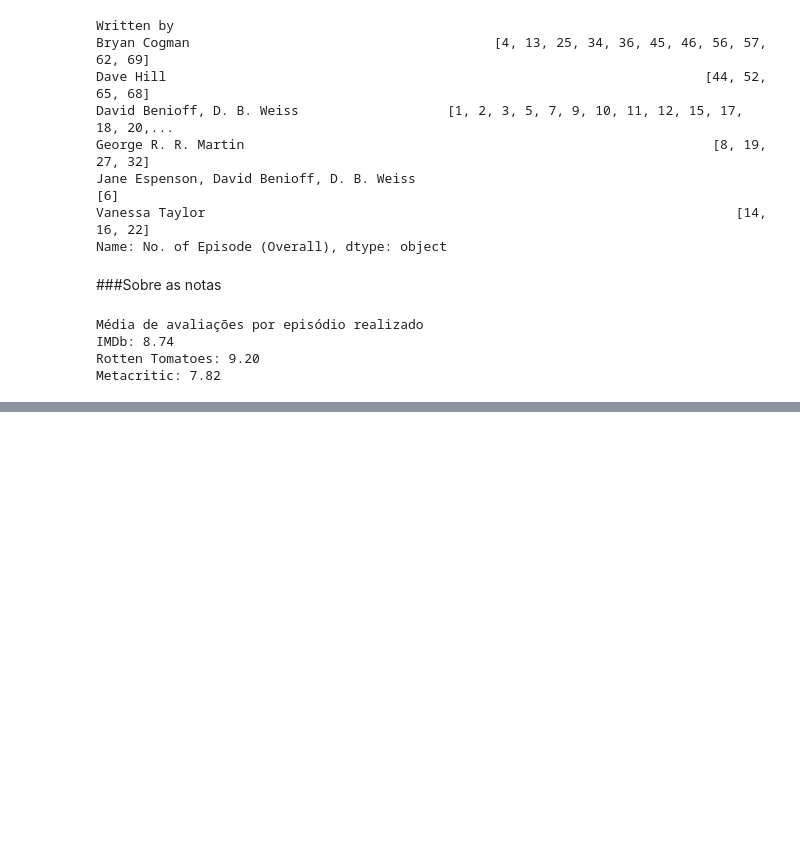
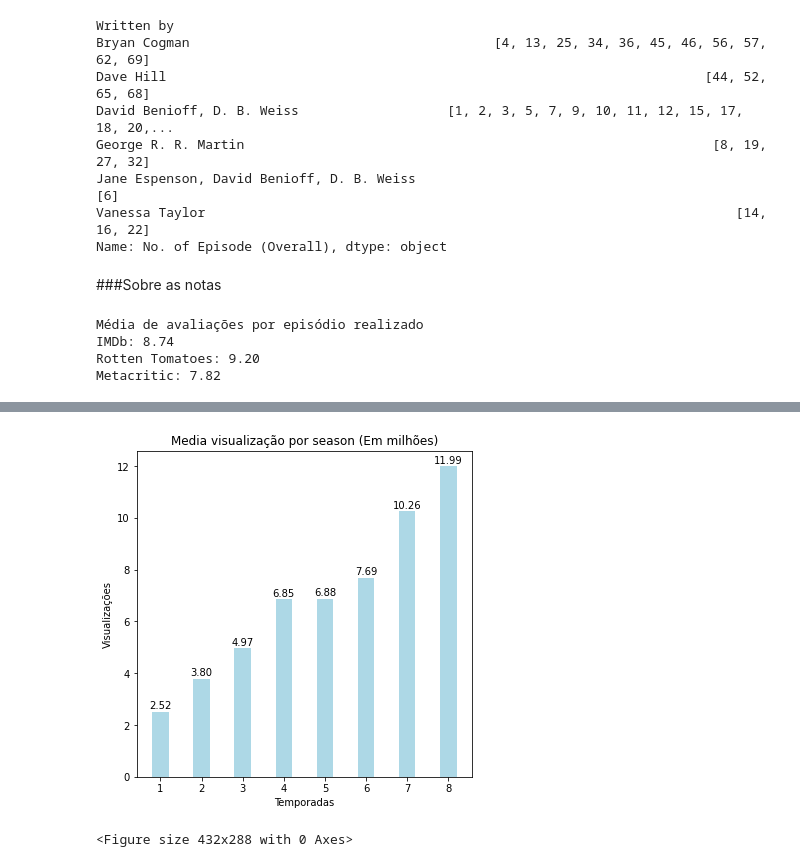
Before and after one commit to albertolunia/projeto-got, a Jupyter notebook: main/notebooks/edas/AlbertoHenrique.ipynb, the cells around one changed output, grey strips where cells are left out. Cells and saved outputs as stored; diff of their text form; code cells hidden in the pictures; blank space fills up the shorter version.

```diff
--- a/main/notebooks/edas/AlbertoHenrique.ipynb
+++ b/main/notebooks/edas/AlbertoHenrique.ipynb
@@ -198,0 +242,18 @@ plt.show()
+# %%
+audiencia = db.groupby("Season")["U.S. Viewers (Millions)"].mean()
+# %%
+fig,ax = plt.subplots(figsize = (6,6))
+
+grafico = ax.bar(seasons, audiencia, largura, color = 'lightblue')
+
+ax.set_title('Media visualização por season (Em milhões)')
+ax.set_ylabel('Visualizações')
+ax.set_xlabel('Temporadas')
+
+autolabel(grafico)
+
+plt.show()
+plt.savefig("Grafico 6")
+# %% [output]
+[figure, added]
+<Figure size 432x288 with 0 Axes>
```
Also changed, not shown: parts of 13 cells of this notebook, 9 other files.
